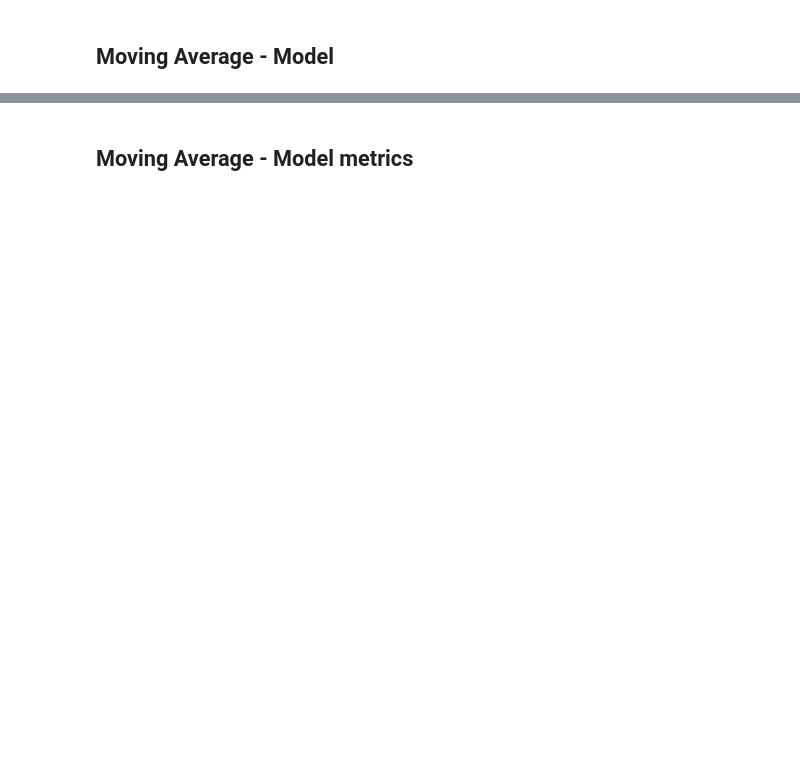
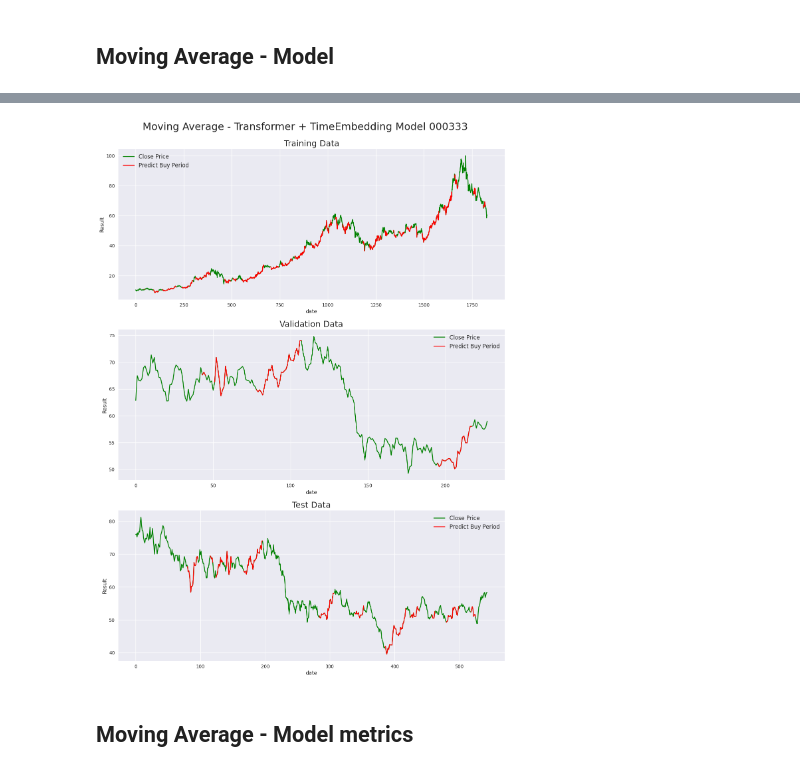
Before and after one commit to weiwenyang2007/shareprice, a Jupyter notebook: AI/myStockPredict_mean.ipynb, the cells around one changed output, grey strips where cells are left out. Saved outputs shown, nothing was run; the diff lists cells and outputs as text; code cells hidden in the pictures; blank space fills up the shorter version.

```diff
--- a/AI/myStockPredict_mean.ipynb
+++ b/AI/myStockPredict_mean.ipynb
@@ -465,3 +426,93 @@ Test Data - Loss: 0.1399, MAE: 0.0591, MAPE: 36707860.0000
+# %%
+###############################################################################
+'''Display results'''
+
+df2 = pd.read_csv(stock_price_path, delimiter=',', usecols=['date', 'open', 'high', 'low', 'close', 'volume'])
+df2.sort_values('date', inplace=True)
+df2_close = df2['close'].values
+
+df2_test_close_price   = df2_close[-len(test_data):]
+df2_val_close_price    = df2[(df2.index >= last_20pct) & (df2.index < last_10pct)]['close'].values
+df2_train_close_price  = df2[(df2.index < last_20pct)]['close'].values
+####
+
+fig = plt.figure(figsize=(15,20))
+st = fig.suptitle("Moving Average - Transformer + TimeEmbedding Model " + stock_id, fontsize=22)
+st.set_y(0.92)
+
+#Plot training data results
+ax11 = fig.add_subplot(311)
+#ax11.plot(train_data[:, 3], label='Result')
+ax11.plot(df2_train_close_price, label='Close Price', color='g')
+#ax11.plot(np.arange(seq_len, train_pred.shape[0]+seq_len), train_pred, linewidth=3, label='Predicted Result')
+
+df2_train_close_price_4_show = df2_train_close_price[-(len(df2_train_close_price)-seq_len):]
+states_buy = []
+index = 0
+for pred in train_pred:
+    if pred >= 0.75:
+        states_buy.append(df2_train_close_price_4_show[index])
+    else:
+        states_buy.append(None)
+    index += 1
+
+ax11.plot(np.arange(seq_len, train_pred.shape[0]+seq_len), states_buy, label='Predict Buy Period', color='r')
+
+ax11.set_title("Training Data", fontsize=18)
+ax11.set_xlabel('date')
+ax11.set_ylabel('Result')
+ax11.legend(loc="best", fontsize=12)
+
+#Plot validation data results
+ax21 = fig.add_subplot(312)
+#ax21.plot(val_data[:, 3], label='Result')
+ax21.plot(df2_val_close_price, label='Close Price', color='g')
+#ax21.plot(np.arange(seq_len, val_pred.shape[0]+seq_len), val_pred, linewidth=3, label='Predicted Result')
+
+df2_val_close_price_4_show = df2_val_close_price[-(len(df2_val_close_price)-seq_len):]
+states_buy = []
+index = 0
+for pred in val_pred:
+    if pred >= 0.75:
+        states_buy.append(df2_val_close_price_4_show[index])
+    else:
+        states_buy.append(None)
+    index += 1
+
+ax21.plot(np.arange(seq_len, val_pred.shape[0]+seq_len), states_buy, label='Predict Buy Period', color='r')
+
+
+ax21.set_title("Validation Data", fontsize=18)
+ax21.set_xlabel('date')
+ax21.set_ylabel('Result')
+ax21.legend(loc="best", fontsize=12)
+
+#Plot test data results
+ax31 = fig.add_subplot(313)
+#ax31.plot(test_data[:, 3], label='Result')
+ax31.plot(df2_test_close_price, label='Close Price', color='g')
+#ax31.plot(np.arange(seq_len, test_pred.shape[0]+seq_len), test_pred, linewidth=3, label='Predicted Result')
+
+df2_test_close_price_4_show = df2_test_close_price[-(len(df2_test_close_price)-seq_len):]
+states_buy = []
+index = 0
+for pred in test_pred:
+    if pred >= 0.75:
+        states_buy.append(df2_test_close_price_4_show[index])
+    else:
+        states_buy.append(None)
+    index += 1
+
+ax31.plot(np.arange(seq_len, test_pred.shape[0]+seq_len), states_buy, label='Predict Buy Period', color='r')
+
+#
+ax31.set_title("Test Data", fontsize=18)
+ax31.set_xlabel('date')
+ax31.set_ylabel('Result')
+ax31.legend(loc="best", fontsize=12)
+plt.show()
+# %% [output]
+[figure, added]
 # %% [markdown]
 ## Moving Average - Model metrics
 # %%
```
Also changed, not shown: parts of 9 cells of this notebook, 2 other files.
